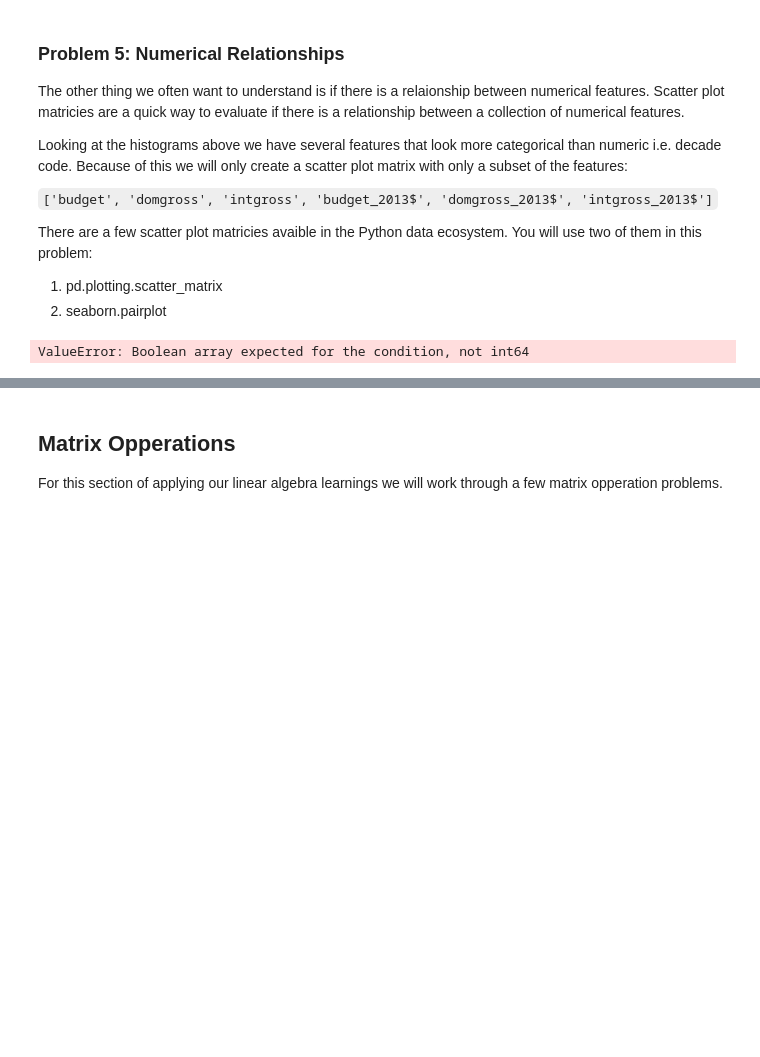
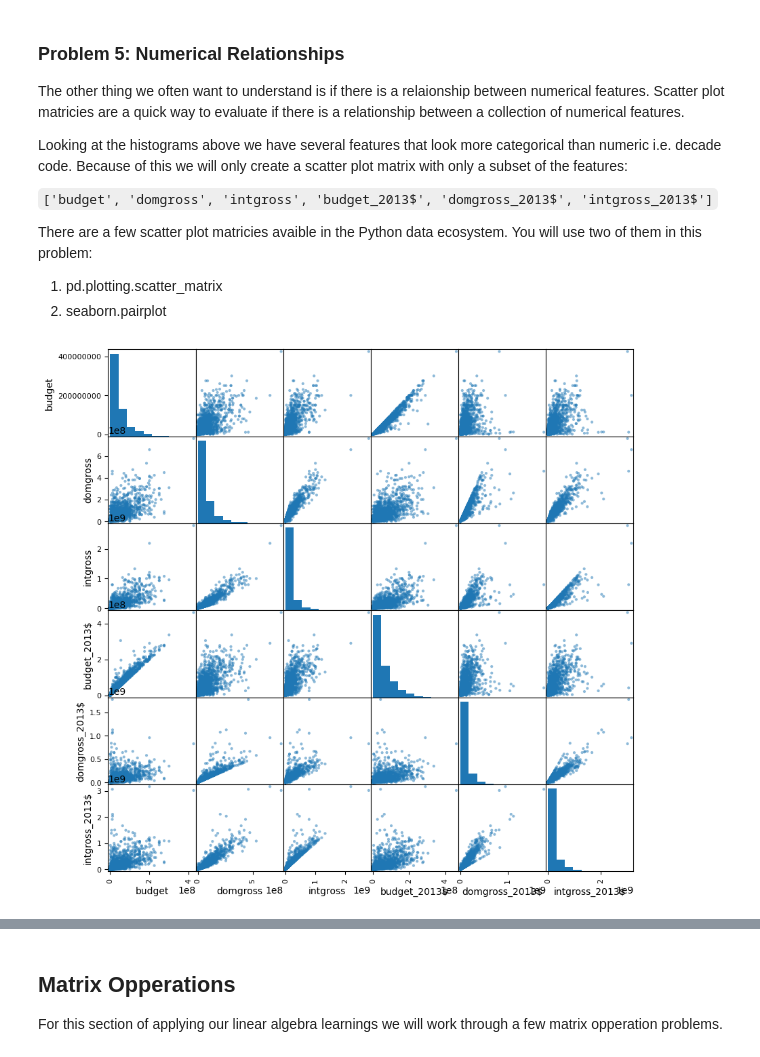
Before and after one commit to Pyckett/DrewPickett_AD450Winter2026, a Jupyter notebook: week_6_eda_matrix.ipynb, the cells around one changed output, grey strips where cells are left out. Cells and saved outputs as stored; diff of their text form; code cells hidden in the pictures; blank space fills up the shorter version.

```diff
--- a/week_6_eda_matrix.ipynb
+++ b/week_6_eda_matrix.ipynb
@@ -404,7 +428,9 @@ There are a few scatter plot matricies avaible in the Python data ecosystem. You
 1. pd.plotting.scatter_matrix
 2. seaborn.pairplot
 # %%
-pd.plotting.scatter_matrix(movie_df[numeric_features], alpha=0.5, figsize=(10, 10))
+subset_numeric_features = ['budget', 'domgross', 'intgross', 'budget_2013$', 'domgross_2013$', 'intgross_2013$']
+
+pd.plotting.scatter_matrix(movie_df[subset_numeric_features], alpha=0.5, figsize=(10, 10))
 plt.show()
 # %% [output]
-ValueError: Boolean array expected for the condition, not int64
+[figure, added]
```
Also changed, not shown: parts of 7 cells of this notebook.
